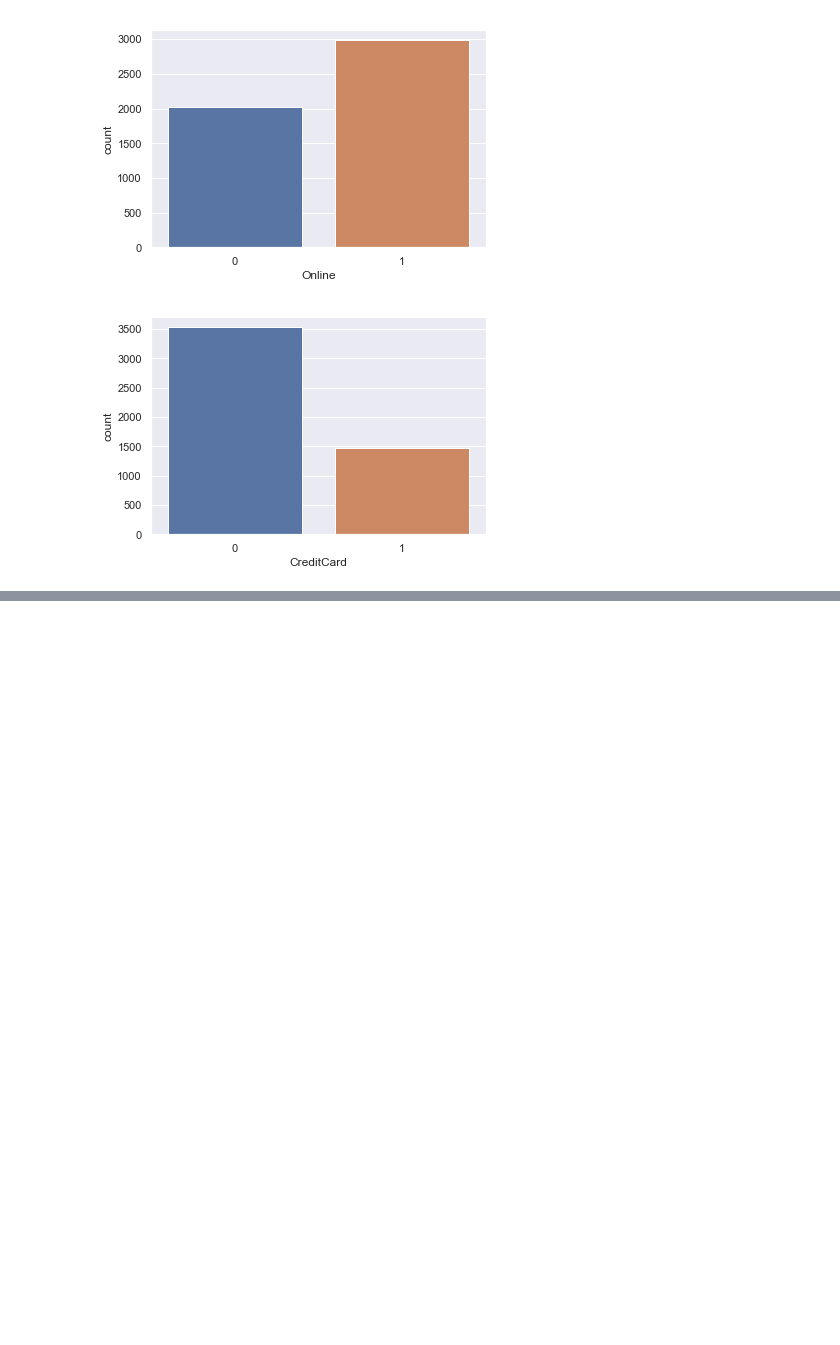
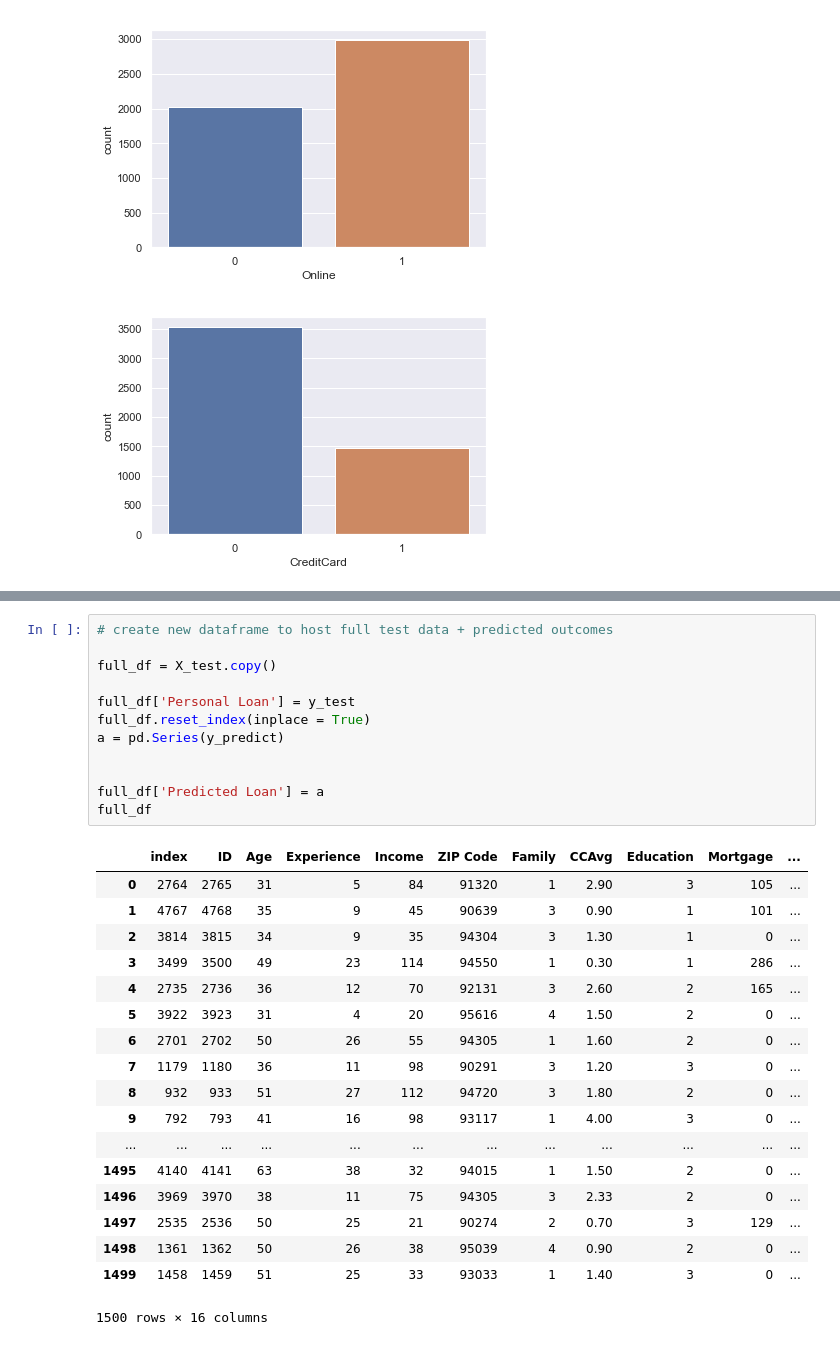
Before and after one commit to danieljacob5/aiml-course, a Jupyter notebook: supervised learning/Jacob Harnack Supervised Learning Project.ipynb, the cells around one changed output, grey strips where cells are left out. Saved outputs shown, nothing was run; the diff lists cells and outputs as text; blank space fills up the shorter version.

```diff
--- a/supervised learning/Jacob Harnack Supervised Learning Project.ipynb
+++ b/supervised learning/Jacob Harnack Supervised Learning Project.ipynb
@@ -253,0 +353,31 @@ plt.show()
+# %%
+# create new dataframe to host full test data + predicted outcomes
+
+full_df = X_test.copy()
+
+full_df['Personal Loan'] = y_test
+full_df.reset_index(inplace = True)
+a = pd.Series(y_predict)
+
+
+full_df['Predicted Loan'] = a
+full_df
+# %% [output]
+|  | index | ID | Age | Experience | Income | ZIP Code | Family | CCAvg | Education | Mortgage | ... |
+| 0 | 2764 | 2765 | 31 | 5 | 84 | 91320 | 1 | 2.90 | 3 | 105 | ... |
+| 1 | 4767 | 4768 | 35 | 9 | 45 | 90639 | 3 | 0.90 | 1 | 101 | ... |
+| 2 | 3814 | 3815 | 34 | 9 | 35 | 94304 | 3 | 1.30 | 1 | 0 | ... |
+| 3 | 3499 | 3500 | 49 | 23 | 114 | 94550 | 1 | 0.30 | 1 | 286 | ... |
+| 4 | 2735 | 2736 | 36 | 12 | 70 | 92131 | 3 | 2.60 | 2 | 165 | ... |
+| 5 | 3922 | 3923 | 31 | 4 | 20 | 95616 | 4 | 1.50 | 2 | 0 | ... |
+| 6 | 2701 | 2702 | 50 | 26 | 55 | 94305 | 1 | 1.60 | 2 | 0 | ... |
+| 7 | 1179 | 1180 | 36 | 11 | 98 | 90291 | 3 | 1.20 | 3 | 0 | ... |
+| 8 | 932 | 933 | 51 | 27 | 112 | 94720 | 3 | 1.80 | 2 | 0 | ... |
+| 9 | 792 | 793 | 41 | 16 | 98 | 93117 | 1 | 4.00 | 3 | 0 | ... |
+| ... | ... | ... | ... | ... | ... | ... | ... | ... | ... | ... | ... |
+| 1495 | 4140 | 4141 | 63 | 38 | 32 | 94015 | 1 | 1.50 | 2 | 0 | ... |
+| 1496 | 3969 | 3970 | 38 | 11 | 75 | 94305 | 3 | 2.33 | 2 | 0 | ... |
+| 1497 | 2535 | 2536 | 50 | 25 | 21 | 90274 | 2 | 0.70 | 3 | 129 | ... |
+| 1498 | 1361 | 1362 | 50 | 26 | 38 | 95039 | 4 | 0.90 | 2 | 0 | ... |
+| 1499 | 1458 | 1459 | 51 | 25 | 33 | 93033 | 1 | 1.40 | 3 | 0 | ... |
+1500 rows × 16 columns
```
Also changed, not shown: parts of 15 cells of this notebook.
